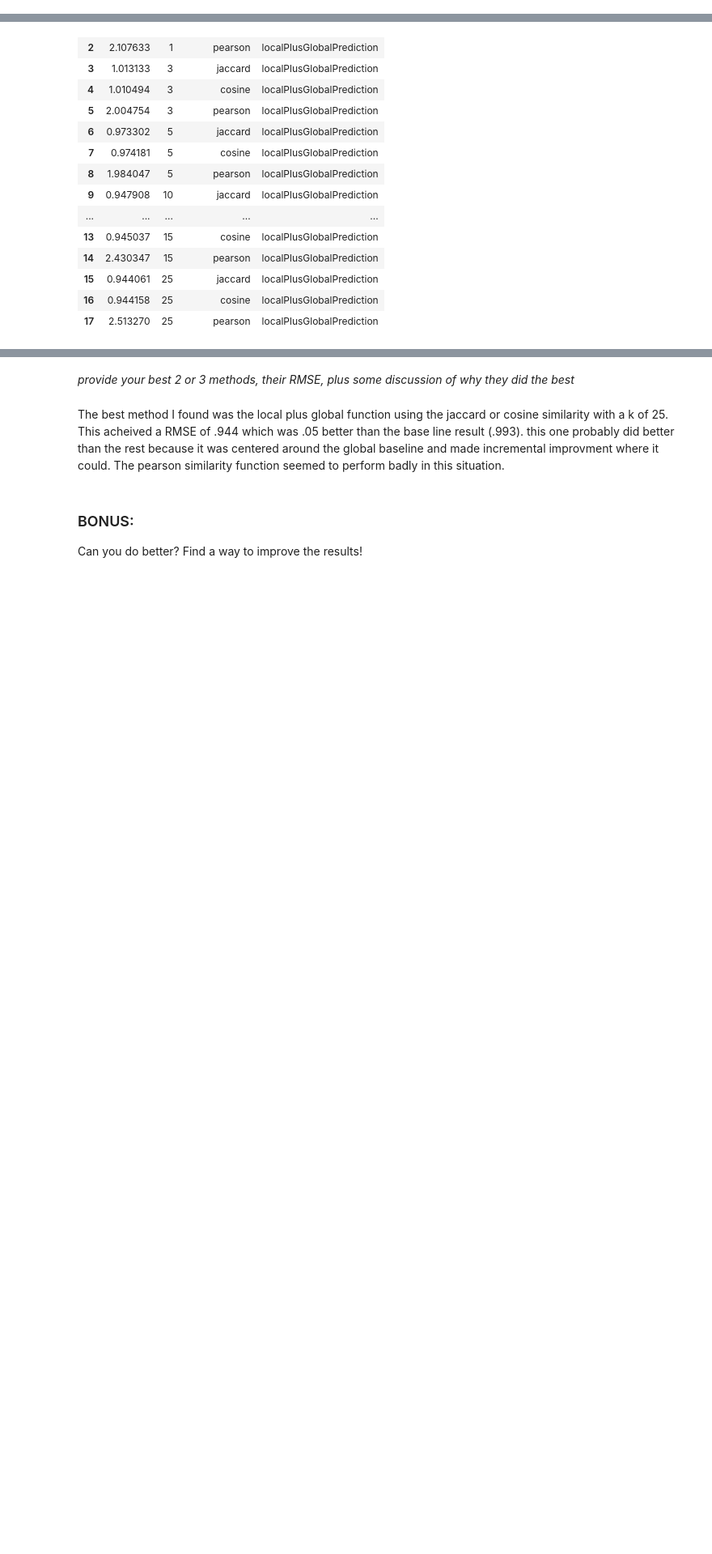
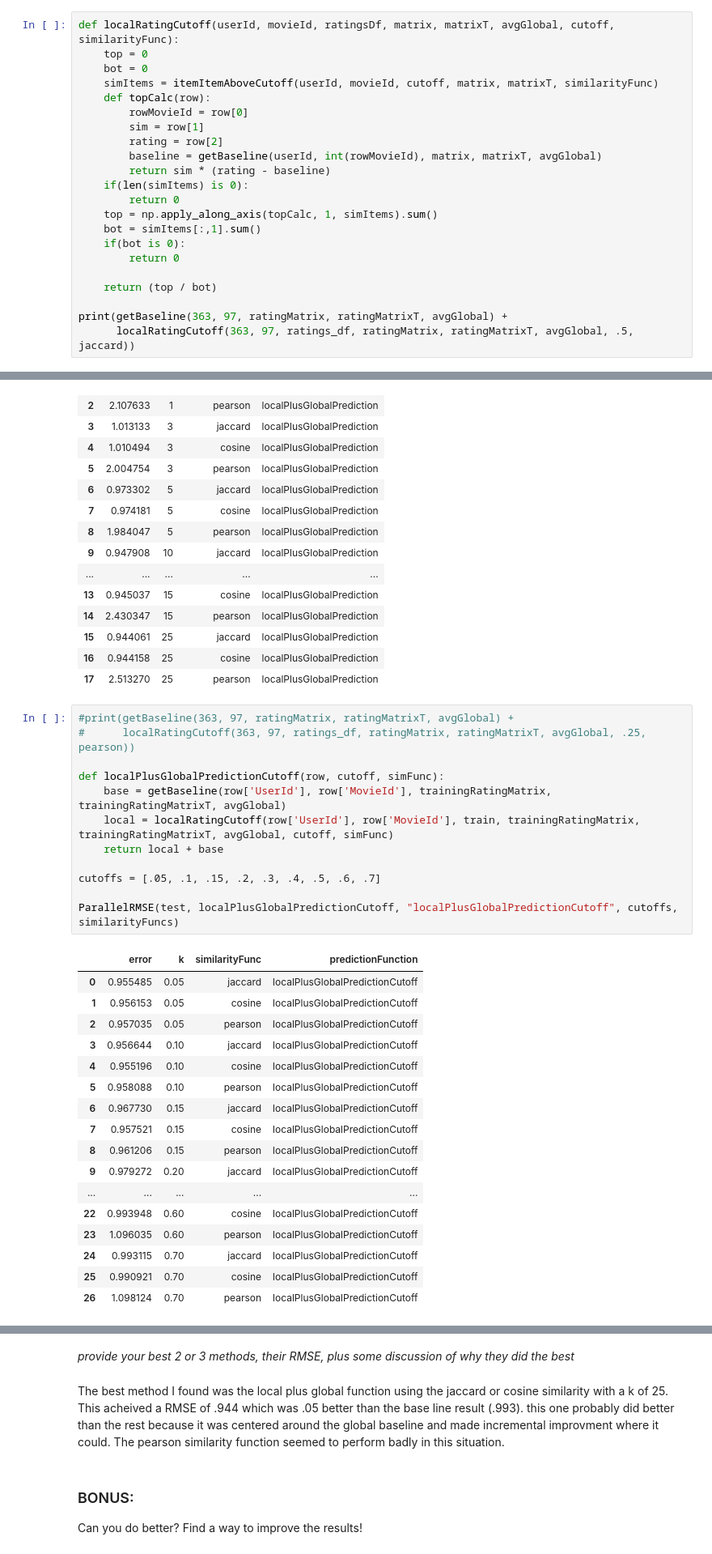
Before and after one commit to RyanChomistek/470hw3, a Jupyter notebook: homework_3.ipynb, the cells around one changed output, grey strips where cells are left out. Shown: that part at 81% size. Cells and saved outputs as stored; diff of their text form; blank space fills up the shorter version.

```diff
--- a/homework_3.ipynb
+++ b/homework_3.ipynb
@@ -399,0 +428,22 @@ print(getBaseline(363, 97, ratingMatrix, ratingMatrixT, avgGlobal) + localRating
+# %%
+def localRatingCutoff(userId, movieId, ratingsDf, matrix, matrixT, avgGlobal, cutoff, similarityFunc):
+    top = 0
+    bot = 0
+    simItems = itemItemAboveCutoff(userId, movieId, cutoff, matrix, matrixT, similarityFunc)
+    def topCalc(row):
+        rowMovieId = row[0]
+        sim = row[1]
+        rating = row[2]
+        baseline = getBaseline(userId, int(rowMovieId), matrix, matrixT, avgGlobal)
+        return sim * (rating - baseline)
+    if(len(simItems) is 0):
+        return 0
+    top = np.apply_along_axis(topCalc, 1, simItems).sum()
+    bot = simItems[:,1].sum()
+    if(bot is 0):
+        return 0
+
+    return (top / bot)
+
+print(getBaseline(363, 97, ratingMatrix, ratingMatrixT, avgGlobal) +
+      localRatingCutoff(363, 97, ratings_df, ratingMatrix, ratingMatrixT, avgGlobal, .5, jaccard))
@@ -564,3 +636,33 @@ ParallelRMSE(test, localPlusGlobalPrediction, "localPlusGlobalPrediction", ks, s
 | 15 | 0.944061 | 25 | jaccard | localPlusGlobalPrediction |
 | 16 | 0.944158 | 25 | cosine | localPlusGlobalPrediction |
 | 17 | 2.513270 | 25 | pearson | localPlusGlobalPrediction |
+# %%
+#print(getBaseline(363, 97, ratingMatrix, ratingMatrixT, avgGlobal) +
+#      localRatingCutoff(363, 97, ratings_df, ratingMatrix, ratingMatrixT, avgGlobal, .25, pearson))
+
+def localPlusGlobalPredictionCutoff(row, cutoff, simFunc):
+    base = getBaseline(row['UserId'], row['MovieId'], trainingRatingMatrix, trainingRatingMatrixT, avgGlobal)
+    local = localRatingCutoff(row['UserId'], row['MovieId'], train, trainingRatingMatrix, trainingRatingMatrixT, avgGlobal, cutoff, simFunc)
+    return local + base
+
+cutoffs = [.05, .1, .15, .2, .3, .4, .5, .6, .7]
+
+ParallelRMSE(test, localPlusGlobalPredictionCutoff, "localPlusGlobalPredictionCutoff", cutoffs, similarityFuncs)
+# %% [output]
+|  | error | k | similarityFunc | predictionFunction |
+| 0 | 0.955485 | 0.05 | jaccard | localPlusGlobalPredictionCutoff |
+| 1 | 0.956153 | 0.05 | cosine | localPlusGlobalPredictionCutoff |
+| 2 | 0.957035 | 0.05 | pearson | localPlusGlobalPredictionCutoff |
+| 3 | 0.956644 | 0.10 | jaccard | localPlusGlobalPredictionCutoff |
+| 4 | 0.955196 | 0.10 | cosine | localPlusGlobalPredictionCutoff |
+| 5 | 0.958088 | 0.10 | pearson | localPlusGlobalPredictionCutoff |
+| 6 | 0.967730 | 0.15 | jaccard | localPlusGlobalPredictionCutoff |
+| 7 | 0.957521 | 0.15 | cosine | localPlusGlobalPredictionCutoff |
+| 8 | 0.961206 | 0.15 | pearson | localPlusGlobalPredictionCutoff |
+| 9 | 0.979272 | 0.20 | jaccard | localPlusGlobalPredictionCutoff |
+| ... | ... | ... | ... | ... |
+| 22 | 0.993948 | 0.60 | cosine | localPlusGlobalPredictionCutoff |
+| 23 | 1.096035 | 0.60 | pearson | localPlusGlobalPredictionCutoff |
+| 24 | 0.993115 | 0.70 | jaccard | localPlusGlobalPredictionCutoff |
+| 25 | 0.990921 | 0.70 | cosine | localPlusGlobalPredictionCutoff |
+| 26 | 1.098124 | 0.70 | pearson | localPlusGlobalPredictionCutoff |
```
Also changed, not shown: parts of 11 cells of this notebook.
